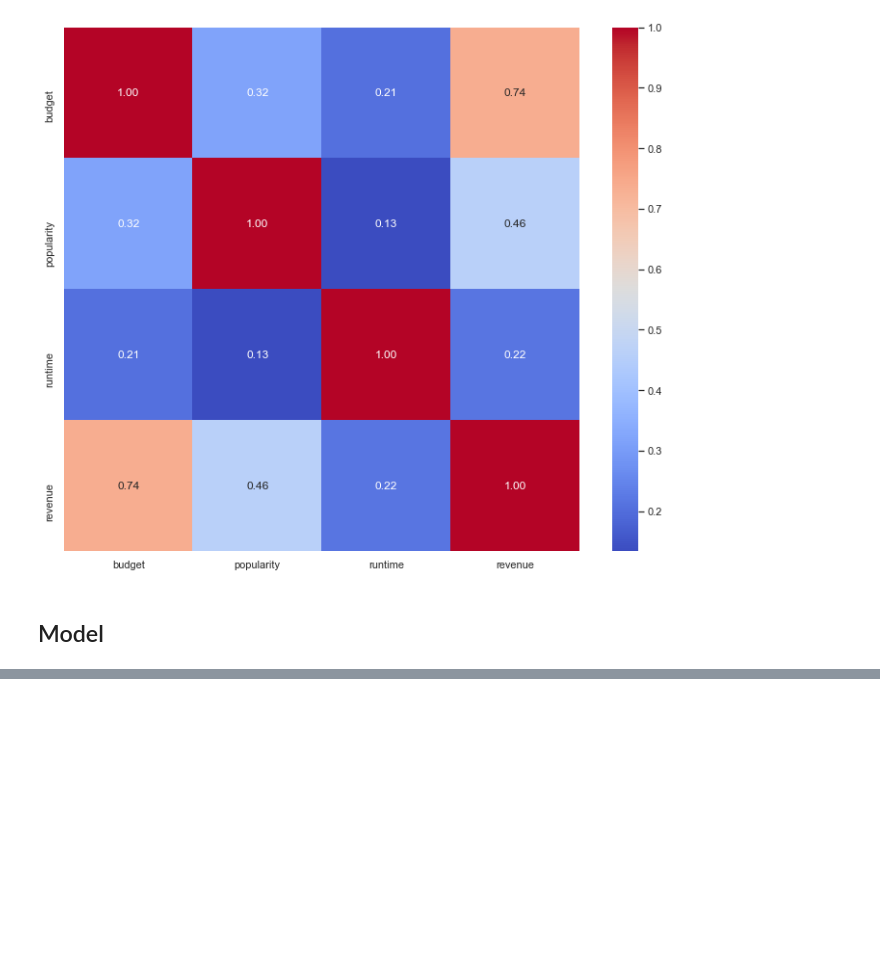
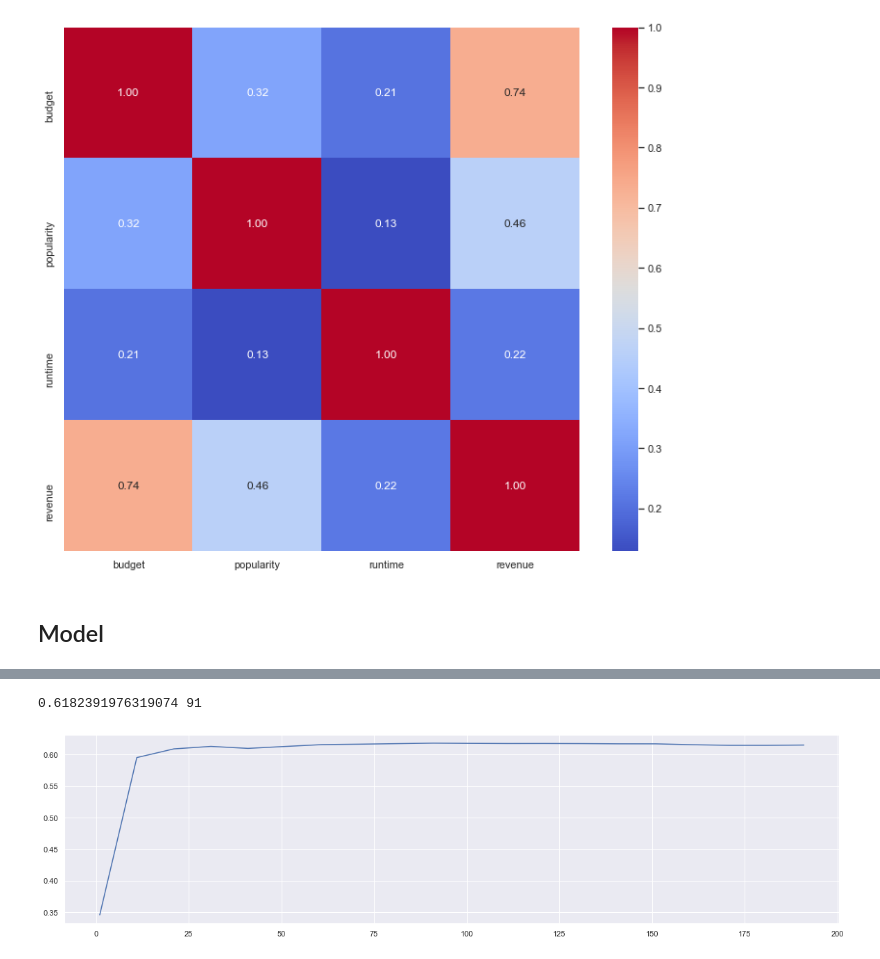
Before and after one commit to RNNNW/527_final_project, a Jupyter notebook: ESE527_Project.ipynb, the cells around one changed output, grey strips where cells are left out. Drawn from its saved outputs; the diff is of its cells as text; code cells hidden in the pictures; blank space fills up the shorter version.

```diff
--- a/ESE527_Project.ipynb
+++ b/ESE527_Project.ipynb
@@ -274,3 +290,9 @@ sns.heatmap(train[['budget','popularity','runtime','revenue']].corr(),annot=True
 [figure]
 # %% [markdown]
 ## Model
+# %%
+#01encode
+selected=train[["budget","popularity","runtime","homepage","tagline","revenue"]]
+selected.loc[:,'homepage']=np.where(selected['homepage'].isnull().values==True,0,1)
+selected.loc[:,'tagline']=np.where(selected['tagline'].isnull().values==True,0,1)
+selected.isna().sum()
@@ -276,0 +312,6 @@ sns.heatmap(train[['budget','popularity','runtime','revenue']].corr(),annot=True
+# %%
+#test-train split
+X=selected.loc[:,"budget":"tagline"]
+y=selected.loc[:,"revenue"]
+X_train,X_test,y_train,y_test = train_test_split(X, y, test_size=0.3, random_state=112)
+X_train
@@ -276,0 +332,28 @@ sns.heatmap(train[['budget','popularity','runtime','revenue']].corr(),annot=True
+# %%
+#z-score normalization
+trainX_mean=X_train.mean(axis=0)
+trainX_var=X_train.std(axis=0)
+trainY_mean=y_train.mean(axis=0)
+trainY_var=y_train.std(axis=0)
+train_normed_X=(X_train-trainX_mean)/trainX_var
+test_normed_X=(X_test-trainX_mean)/trainX_var
+train_normed_y=(y_train-trainY_mean)/trainY_var
+test_normed_y=(y_test-trainY_mean)/trainY_var
+test_normed_y
+# %%
+#Random Forest
+scorel = []
+for i in range(0,200,10):
+    rfc = RandomForestRegressor(n_estimators=i+1,
+                                 n_jobs=-1,
+                                 random_state=90)
+    score = cross_val_score(rfc,train_normed_X,train_normed_y,cv=10).mean()
+    scorel.append(score)
+
+print(max(scorel),(scorel.index(max(scorel))*10)+1)
+plt.figure(figsize=[20,5])
+plt.plot(range(1,201,10),scorel)
+plt.show()
+# %% [output]
+0.6182391976319074 91
+[figure, added]
```
Also changed, not shown: parts of 15 cells of this notebook.
